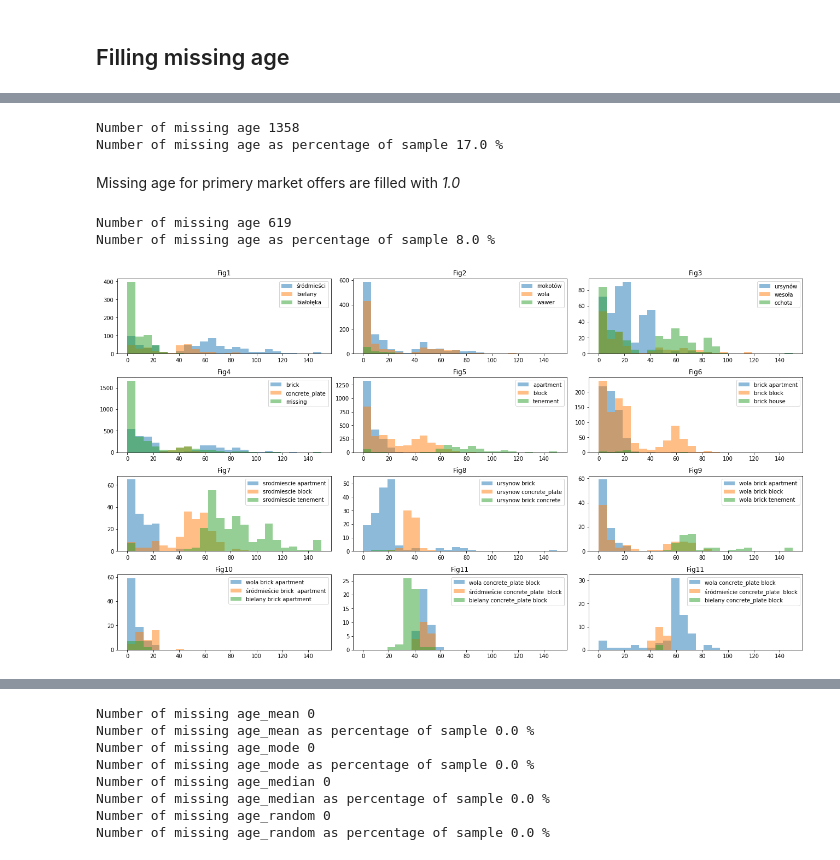
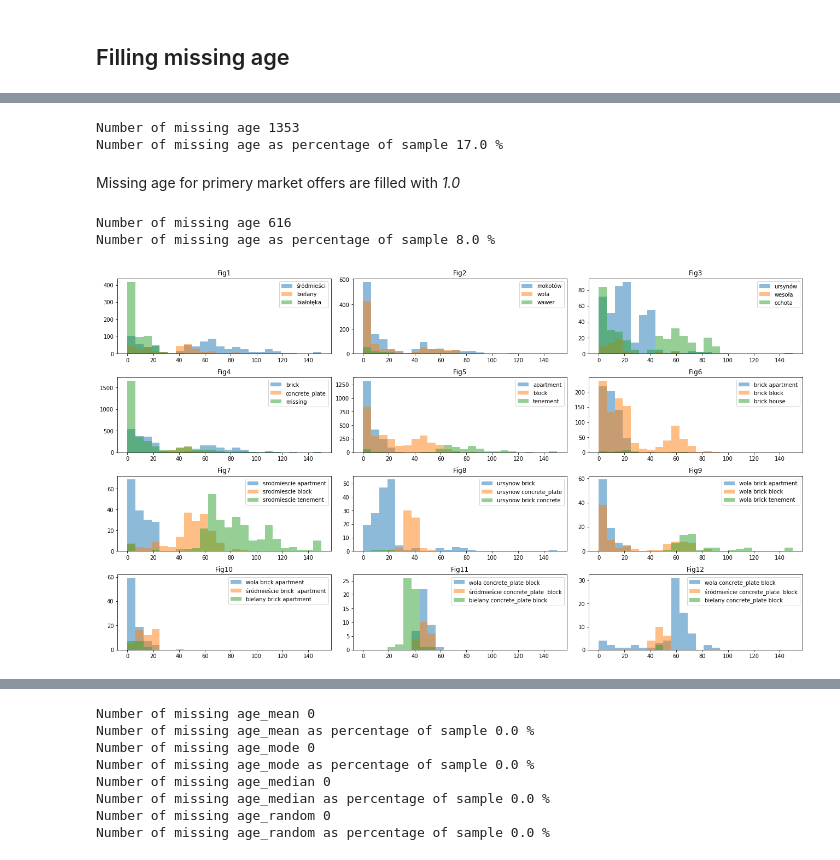
Before and after one commit to mbrzecki/Flats_data_mining, a Jupyter notebook: 01_cleaning.ipynb, the cells around one changed output, grey strips where cells are left out. Drawn from its saved outputs; the diff is of its cells as text; code cells hidden in the pictures.

```diff
--- a/01_cleaning.ipynb
+++ b/01_cleaning.ipynb
@@ -93,0 +128,3 @@ sample['price_per_sqm'] = [ p / s  for p,s in zip(sample['price'],sample['surfac
+# %%
+sample = sample[(sample['price_per_sqm'] > 3000) & (sample['price_per_sqm'] < 50000)]
+sample['price_per_sqm'].describe()
@@ -153,7 +265,7 @@ Filling missing age
 print('Number of missing age',sample['age'].isna().sum())
 print('Number of missing age as percentage of sample',round(100*sample['age'].isna().sum()/len(sample['age'])),'%')
 # %% [output]
-Number of missing age 1358
+Number of missing age 1353
 Number of missing age as percentage of sample 17.0 %
 # %% [markdown]
 Missing age for primery market offers are filled with *1.0*
@@ -163,7 +275,7 @@ sample['age'] = [1.0 if math.isnan(a) and m == 'primary' else a for a,m in zip(s
 print('Number of missing age',sample['age'].isna().sum())
 print('Number of missing age as percentage of sample',round(100*sample['age'].isna().sum()/len(sample['age'])),'%')
 # %% [output]
-Number of missing age 619
+Number of missing age 616
 Number of missing age as percentage of sample 8.0 %
 # %%
 bins = np.linspace(min(sample['age']), max(sample['age']), 25)
@@ -217,32 +329,32 @@ ax32.hist(sample[(sample['Borough']=='ursynów') & (sample['building_material']=
 ax32.hist(sample[(sample['Borough']=='ursynów') & (sample['building_material']=='concrete')]['age'].dropna(), bins, alpha=0.5, label='ursynow brick concrete')
 ax32.legend(loc='upper right')
 ax32.set_title('Fig8')
 
 ax33.hist(sample[(sample['Borough']=='wola') & (sample['building_type']=='apartment') & (sample['building_material']=='brick')]['age'].dropna(), bins, alpha=0.5, label='wola brick apartment')
 ax33.hist(sample[(sample['Borough']=='wola') & (sample['building_type']=='block') & (sample['building_material']=='brick')]['age'].dropna(), bins, alpha=0.5, label='wola brick block')
 ax33.hist(sample[(sample['Borough']=='wola') & (sample['building_type']=='tenement') & (sample['building_material']=='brick')]['age'].dropna(), bins, alpha=0.5, label='wola brick tenement')
 ax33.legend(loc='upper right')
 ax33.set_title('Fig9')
 
 ax41.hist(sample[(sample['Borough']=='wola') & (sample['building_type']=='apartment') & (sample['building_material']=='brick')]['age'].dropna(), bins, alpha=0.5, label='wola brick apartment')
 ax41.hist(sample[(sample['Borough']=='śródmieście') & (sample['building_type']=='apartment') & (sample['building_material']=='brick')]['age'].dropna(), bins, alpha=0.5, label='śródmieście brick  apartment')
 ax41.hist(sample[(sample['Borough']=='bielany') & (sample['building_type']=='apartment') & (sample['building_material']=='brick')]['age'].dropna(), bins, alpha=0.5, label='bielany brick apartment')
 ax41.legend(loc='upper right')
 ax41.set_title('Fig10')
 
 ax42.hist(sample[(sample['Borough']=='wola') & (sample['building_type']=='block') & (sample['building_material']=='concrete_plate')]['age'].dropna(), bins, alpha=0.5, label='wola concrete_plate block')
 ax42.hist(sample[(sample['Borough']=='śródmieście') & (sample['building_type']=='block') & (sample['building_material']=='concrete_plate')]['age'].dropna(), bins, alpha=0.5, label='śródmieście concrete_plate  block')
 ax42.hist(sample[(sample['Borough']=='ursynów') & (sample['building_type']=='block') & (sample['building_material']=='concrete_plate')]['age'].dropna(), bins, alpha=0.5, label='bielany concrete_plate block')
 ax42.legend(loc='upper right')
 ax42.set_title('Fig11')
 
 ax43.hist(sample[(sample['Borough']=='śródmieście') & (sample['building_type']=='block') & (sample['building_material']=='brick')]['age'].dropna(), bins, alpha=0.5, label='wola concrete_plate block')
 ax43.hist(sample[(sample['Borough']=='śródmieście') & (sample['building_type']=='block') & (sample['building_material']=='concrete_plate')]['age'].dropna(), bins, alpha=0.5, label='śródmieście concrete_plate  block')
 ax43.hist(sample[(sample['Borough']=='śródmieście') & (sample['building_type']=='block') & (sample['building_material']=='concrete')]['age'].dropna(), bins, alpha=0.5, label='bielany concrete_plate block')
 ax43.legend(loc='upper right')
-ax43.set_title('Fig11')
+ax43.set_title('Fig12')
 
 plt.tight_layout(pad=0.4, w_pad=0.5, h_pad=1.0)
 plt.show()
 # %% [output]
-[figure, old version]
+[figure, new version]
```
Also changed, not shown: parts of 37 cells of this notebook.
